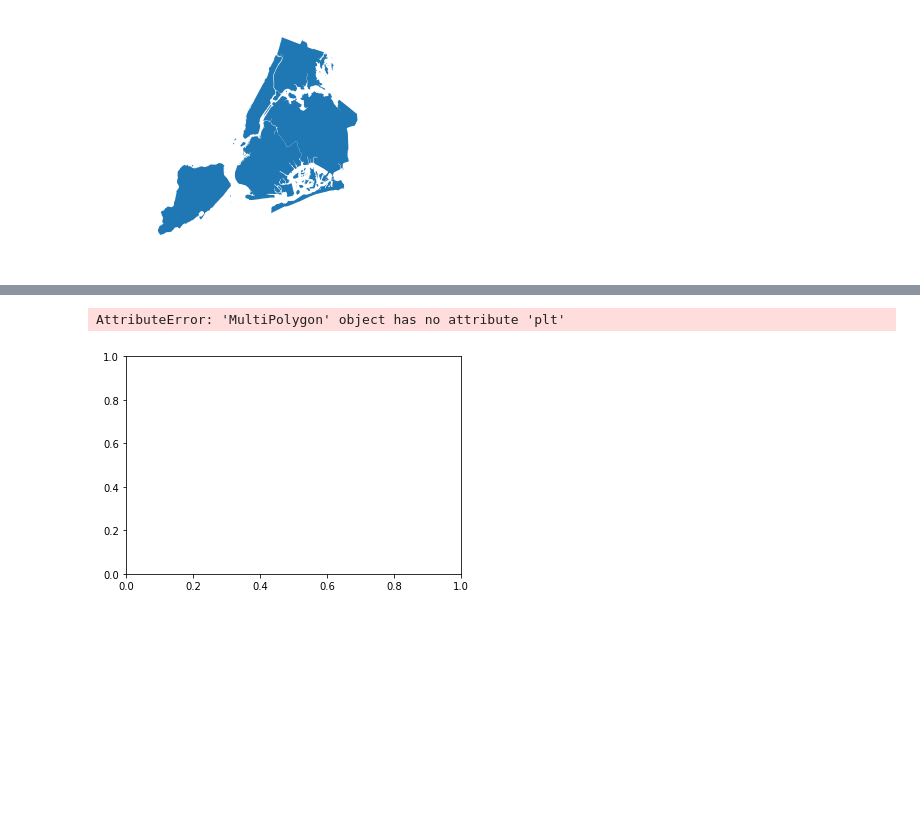
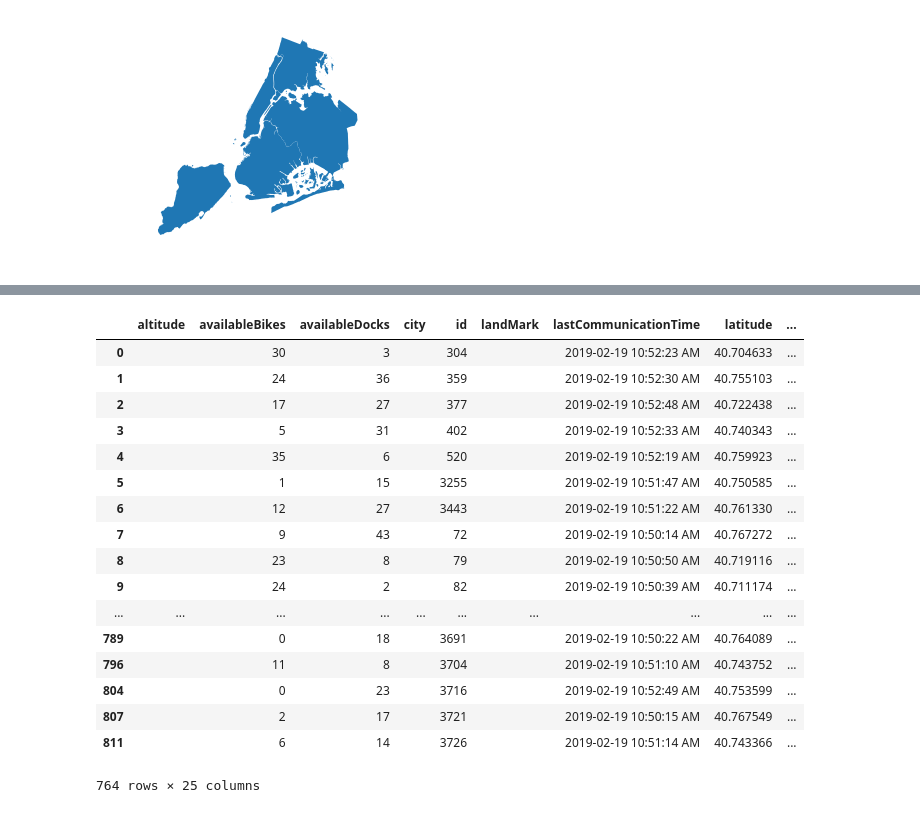
Before and after one commit to shafikamoni/ce599, a Jupyter notebook: 10-Spatial Analysis/citibike.ipynb, the cells around one changed output, grey strips where cells are left out. Cells and saved outputs as stored; diff of their text form; code cells hidden in the pictures; blank space fills up the shorter version.

Commit message:
Spatial_assignment

```diff
--- a/10-Spatial Analysis/citibike.ipynb
+++ b/10-Spatial Analysis/citibike.ipynb
@@ -331,16 +288,25 @@ df.head()
-# %%
-queens = boros.geometry[2]
-#ax = df.plot(figsize=(10, 10), alpha=0.5, edgecolor='k')
-%matplotlib inline
-import mplleaflet
-
-import matplotlib.pyplot as plt
-
-
-f, ax = plt.subplots(1)
-ax = queens.plt(axes=ax)
-ax.set_axis_off()
-plt.show()
-# %% [output]
-AttributeError: 'MultiPolygon' object has no attribute 'plt'
-[figure, removed]
+# %%
+#In a Spatial Join, two geometry objects are merged based on their spatial relationship to
+#one another.
+intersection=gp.sjoin(df, boros, how="inner", op='intersects')
+# %%
+intersection
+# %% [output]
+|  | altitude | availableBikes | availableDocks | city | id | landMark | lastCommunicationTime | latitude | ... |
+| 0 |  | 30 | 3 |  | 304 |  | 2019-02-19 10:52:23 AM | 40.704633 | ... |
+| 1 |  | 24 | 36 |  | 359 |  | 2019-02-19 10:52:30 AM | 40.755103 | ... |
+| 2 |  | 17 | 27 |  | 377 |  | 2019-02-19 10:52:48 AM | 40.722438 | ... |
+| 3 |  | 5 | 31 |  | 402 |  | 2019-02-19 10:52:33 AM | 40.740343 | ... |
+| 4 |  | 35 | 6 |  | 520 |  | 2019-02-19 10:52:19 AM | 40.759923 | ... |
+| 5 |  | 1 | 15 |  | 3255 |  | 2019-02-19 10:51:47 AM | 40.750585 | ... |
+| 6 |  | 12 | 27 |  | 3443 |  | 2019-02-19 10:51:22 AM | 40.761330 | ... |
+| 7 |  | 9 | 43 |  | 72 |  | 2019-02-19 10:50:14 AM | 40.767272 | ... |
+| 8 |  | 23 | 8 |  | 79 |  | 2019-02-19 10:50:50 AM | 40.719116 | ... |
+| 9 |  | 24 | 2 |  | 82 |  | 2019-02-19 10:50:39 AM | 40.711174 | ... |
+| ... | ... | ... | ... | ... | ... | ... | ... | ... | ... |
+| 789 |  | 0 | 18 |  | 3691 |  | 2019-02-19 10:50:22 AM | 40.764089 | ... |
+| 796 |  | 11 | 8 |  | 3704 |  | 2019-02-19 10:51:10 AM | 40.743752 | ... |
+| 804 |  | 0 | 23 |  | 3716 |  | 2019-02-19 10:52:49 AM | 40.753599 | ... |
+| 807 |  | 2 | 17 |  | 3721 |  | 2019-02-19 10:50:15 AM | 40.767549 | ... |
+| 811 |  | 6 | 14 |  | 3726 |  | 2019-02-19 10:51:14 AM | 40.743366 | ... |
+764 rows × 25 columns
```
Also changed, not shown: parts of 20 cells of this notebook.
